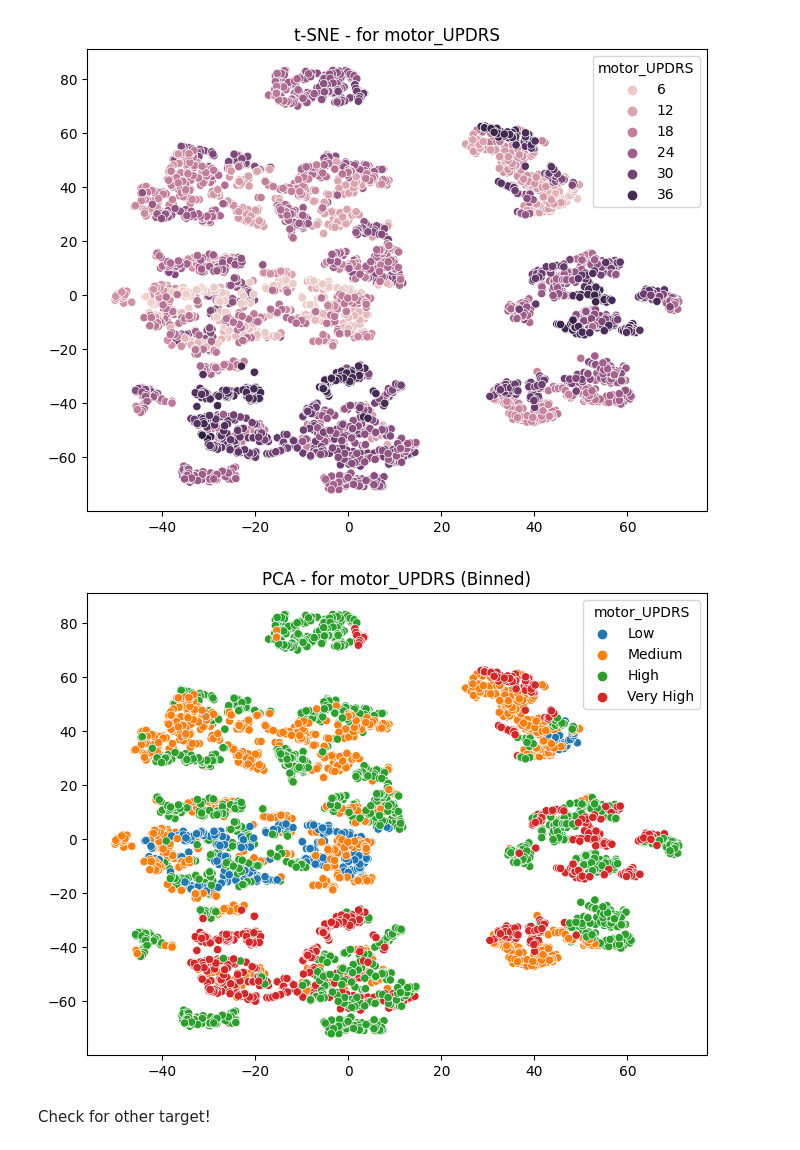
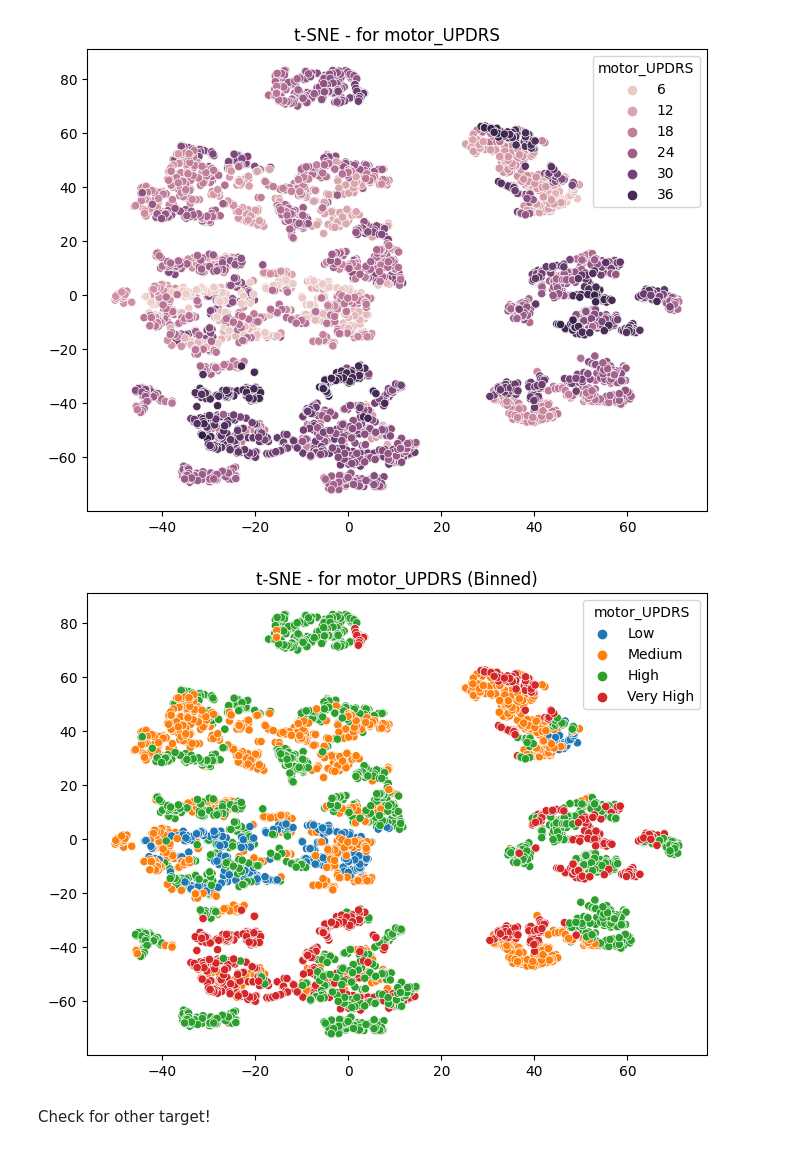
Before and after one commit to behnazrzf/Parkinson-s_Telemonitoring, a Jupyter notebook: EDA.ipynb, the cells around one changed output. Saved outputs shown, nothing was run; the diff lists cells and outputs as text; code cells hidden in the pictures.

```diff
--- a/EDA.ipynb
+++ b/EDA.ipynb
@@ -132,14 +132,14 @@ plt.show()
 # %%
 bins = [0, 10, 20, 30, 40]
 labels = ['Low', 'Medium', 'High', 'Very High']
 y_train_motor_binned = pd.cut(y_train_motor, bins=bins, labels=labels, include_lowest=True)
 
 plt.figure(figsize=(8, 6))
 sns.scatterplot(x=X_train_tsne[:, 0], y=X_train_tsne[:, 1], hue=y_train_motor_binned)
-plt.title('PCA - for motor_UPDRS (Binned)')
+plt.title('t-SNE - for motor_UPDRS (Binned)')
 plt.show()
 # %% [output]
-[figure, old version]
+[figure, new version]
 # %% [markdown]
 Check for other target!
 # %% [markdown]
```
Also changed, not shown: 2 other files.
